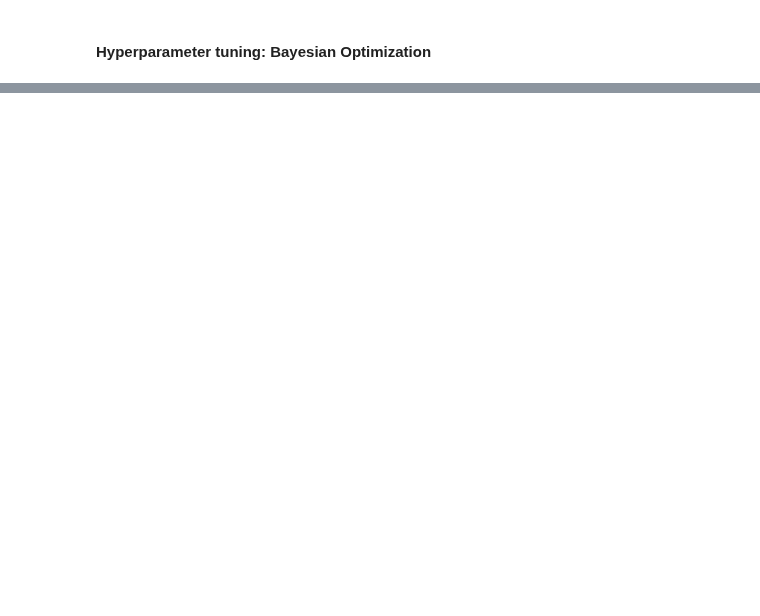
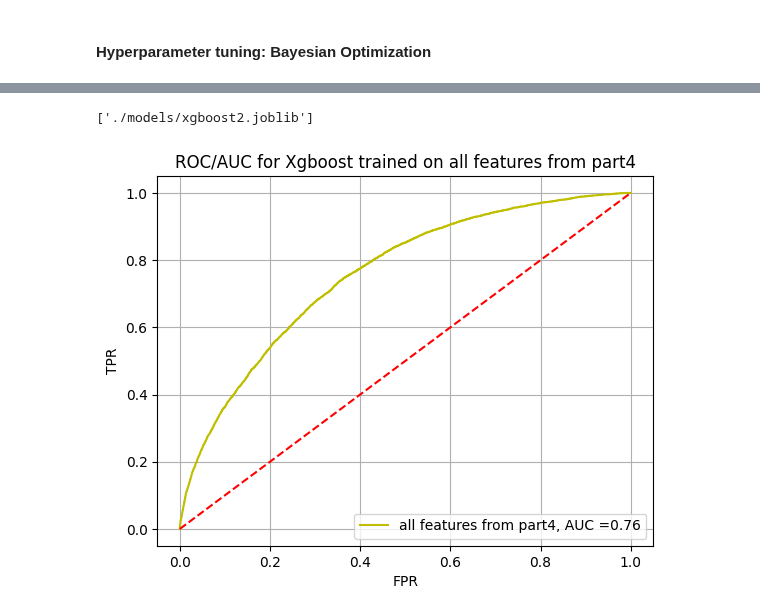
Before and after one commit to hfereidouni/DataScience, a Jupyter notebook: Milestone2/AdvancedModel.ipynb, the cells around one changed output, grey strips where cells are left out. Drawn from its saved outputs; the diff is of its cells as text; code cells hidden in the pictures; blank space fills up the shorter version.

Commit message:
part5 Q2

```diff
--- a/Milestone2/AdvancedModel.ipynb
+++ b/Milestone2/AdvancedModel.ipynb
@@ -327,0 +282,3 @@ KeyboardInterrupt:
+# %%
+best_param = xgb_bo.max['params']
+best_param
@@ -327,0 +294,8 @@ KeyboardInterrupt:
+# %%
+
+best_param['n_estimators'] = int(best_param['n_estimators'])
+best_param['max_depth'] = int(best_param['max_depth'])
+# %%
+xgboost2 = XGBClassifier(**best_param)
+# %%
+xgboost2.fit(train_X_2,train_Y_2)
@@ -327,0 +315,10 @@ KeyboardInterrupt:
+# %%
+dump(xgboost2,'./models/xgboost2.joblib')
+# %% [output]
+['./models/xgboost2.joblib']
+# %%
+
+val_res_2 = xgboost2.predict_proba(val_X_2)
+fpr,tpr,threshold,roc_auc_score = roc_auc_plot(val_Y_2,val_res_2,'Xgboost','all features from part4')
+# %% [output]
+[figure, added]
```
Also changed, not shown: parts of 27 cells of this notebook, 3 other files.
